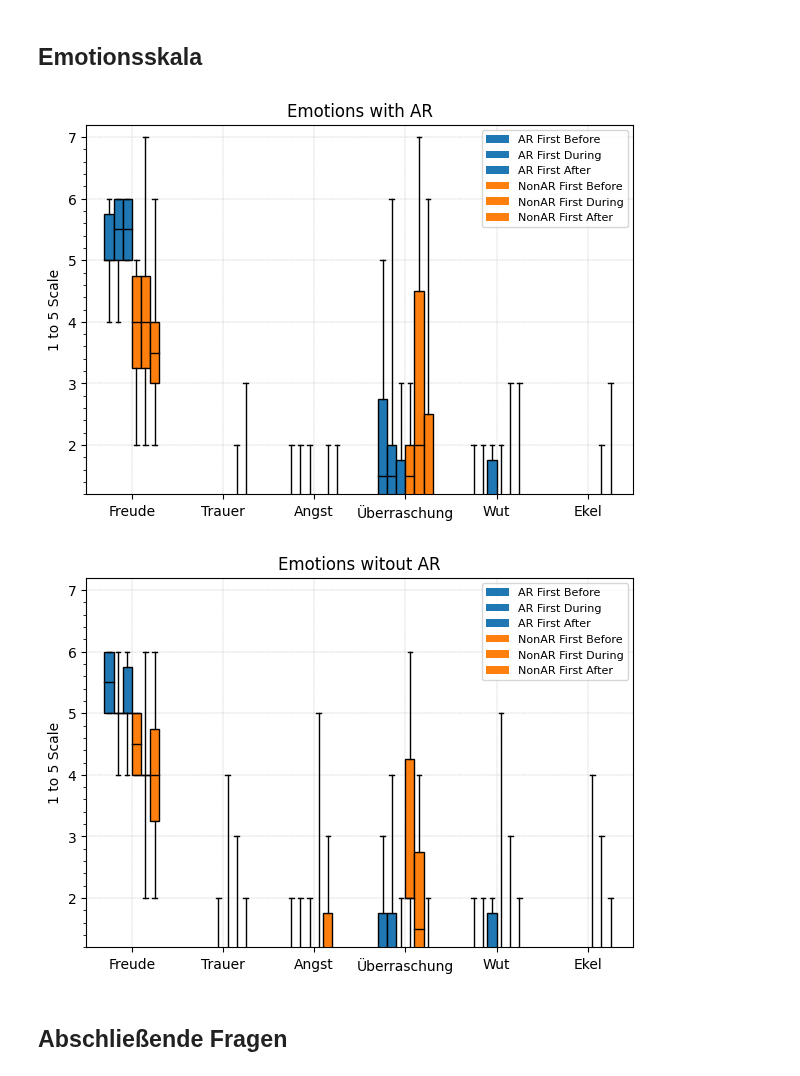
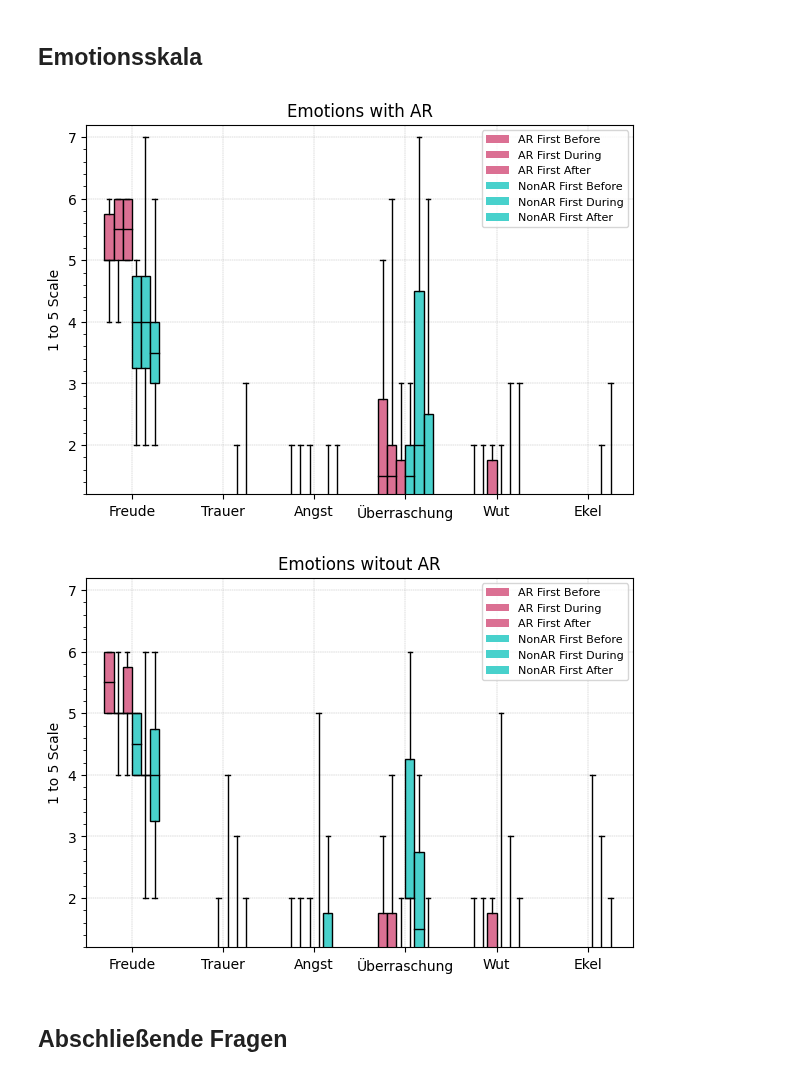
Before and after one commit to BrunoBerger/Zen-Office, a Jupyter notebook: Auswertung/plots.ipynb, the cells around one changed output. Cells and saved outputs as stored; diff of their text form; code cells hidden in the pictures.

Commit message:
fixed writeLatex stuff and made emoscale colors unique

```diff
--- a/Auswertung/plots.ipynb
+++ b/Auswertung/plots.ipynb
@@ -138,6 +138,7 @@ emoGroups = [
         "NonAR First After",
 ]
 emoLabels = EmotionScales.Names
+emoColors = [*['palevioletred']*3, *['mediumturquoise']*3]
 
 groupedBoxPlots(
     [
@@ -152,37 +153,37 @@ groupedBoxPlots(
     labels=emoLabels,
     title="Emotions with AR",
     # colours=[*['tab:orange']*3, *['tab:blue']*3]
-    colours=COL_2Groups(3),
+    colours=emoColors,
     rot=0,
     xlabel="",
     save=True,
     min=1.2,
     max=7.2,
 )
 groupedBoxPlots(
     [
         df.loc[(df["QUESTNNR"] == "ArFirst")][EmotionScales.NonAR.Vorher],
         df.loc[(df["QUESTNNR"] == "ArFirst")][EmotionScales.NonAR.Zwischen],
         df.loc[(df["QUESTNNR"] == "ArFirst")][EmotionScales.NonAR.Nachher],
         df.loc[(df["QUESTNNR"] == "NonArFirst")][EmotionScales.NonAR.Vorher],
         df.loc[(df["QUESTNNR"] == "NonArFirst")][EmotionScales.NonAR.Zwischen],
         df.loc[(df["QUESTNNR"] == "NonArFirst")][EmotionScales.NonAR.Nachher],
     ],
     groups=emoGroups,
     labels=emoLabels,
     title="Emotions witout AR",
     # colours=COL_3v3,
     # colours=[*['tab:blue']*3, *['tab:orange']*3]
-    colours=COL_2Groups(3),
+    colours=emoColors,
     rot=0,
     xlabel="",
     save=True,
     min=1.2,
     max=7.2,
 )
 # %% [output]
-[figure, old version]
+[figure, new version]
-[figure, old version]
+[figure, new version]
 # %% [markdown]
 ## Abschließende Fragen
 # %%
```
Also changed, not shown: parts of 2 cells of this notebook, 1 other file.
